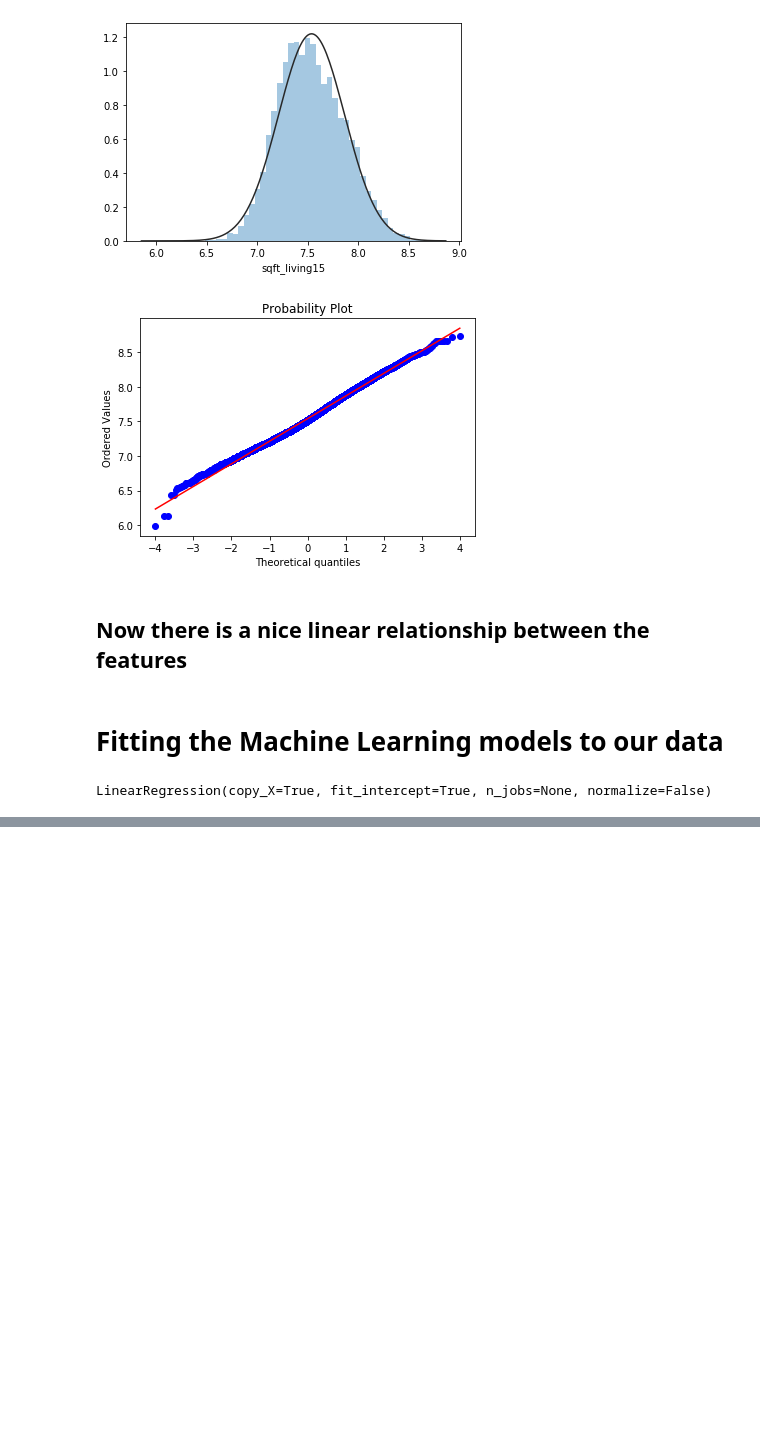
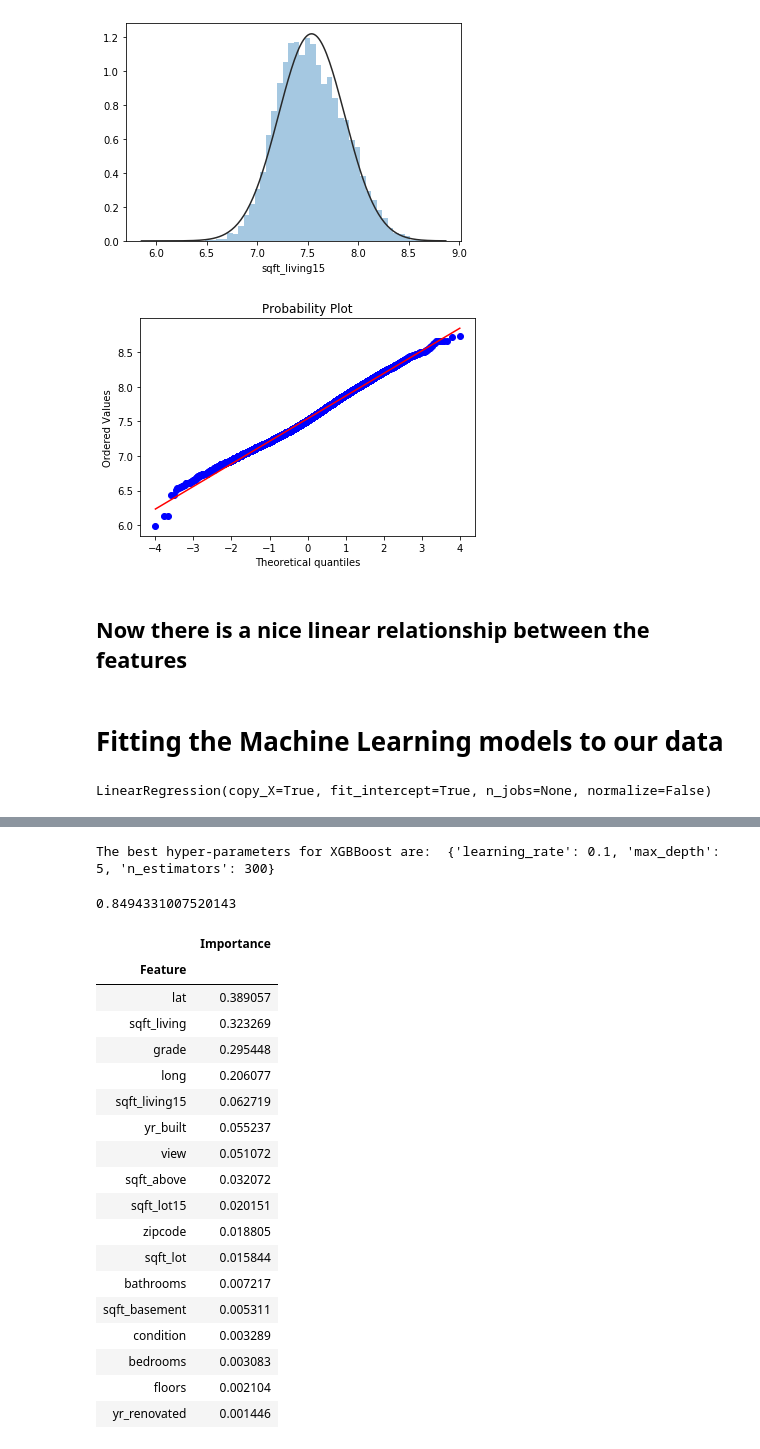
Before and after one commit to abhishekdabas31/Predicting-House-Prices-in-King-county, a Jupyter notebook: Exploratory_Data_Analysis on Housing dataset.ipynb, the cells around one changed output, grey strips where cells are left out. Saved outputs shown, nothing was run; the diff lists cells and outputs as text; code cells hidden in the pictures; blank space fills up the shorter version.

```diff
--- a/Exploratory_Data_Analysis on Housing dataset.ipynb
+++ b/Exploratory_Data_Analysis on Housing dataset.ipynb
@@ -658,0 +781,69 @@ Lets try other algorithms
+# %%
+tuned_parameters = [{'max_depth': [5,10, 15, 20, 25, 30],'learning_rate':[0.001, 0.01, 0.1, 0.5], 'n_estimators': [100,150,200, 250, 300]}]
+MSE_xgb = ['mean_squared_error(y_test,y_pred2)']
+for value in MSE_xgb:
+    regr = GridSearchCV(xgb.XGBRegressor(silent = True), tuned_parameters, cv=4)
+    regr.fit(train_x, train_y)
+    y_true, y_pred2 = test_y, regr.predict(test_x)
+
+print('The best hyper-parameters for XGBBoost are: ',regr.best_params_)
+# %% [output]
+The best hyper-parameters for XGBBoost are:  {'learning_rate': 0.1, 'max_depth': 5, 'n_estimators': 300}
+# %%
+# AdaBoost
+tuned_parameters = [{'learning_rate': [0.1,1,2,3,4,5], 'n_estimators': [100,200,300, 400, 500]}]
+MSE_ada = ['mean_squared_error(y_test,y_pred3)']
+for value in MSE_ada:
+    adaregr = GridSearchCV(AdaBoostRegressor(), tuned_parameters, cv=4)
+    adaregr.fit(train_x, train_y)
+    y_true, y_pred3 = test_y, adaregr.predict(test_x)
+
+print('The best hyper-parameters for AdaBoost are: ', adaregr.best_params_ )
+# %%
+# Decision Tree
+tuned_parameters = [{'max_depth': [1,2,3,4,5,10, 15, 20, 25, 50, 100,200]}]
+MSE_dt = ['mean_squared_error(y_test,y_pred4)']
+for value in MSE_dt:
+    regressor_dt = GridSearchCV(DecisionTreeRegressor(), tuned_parameters, cv=4)
+    regressor_dt.fit(train_x, train_y)
+    y_true, y_pred4 = test_y, regressor_dt.predict(test_x)
+
+print('The optimum max_depth for Decision Tree is: ', regressor_dt.best_params_ )
+# %%
+# RandomForestRegressor
+rf=RandomForestRegressor()
+rf.fit(train_x,train_y)
+score_rf=rf.score(test_x,test_y)
+score_rf
+# %% [output]
+0.8494331007520143
+# %%
+from rfpimp import permutation_importances
+from sklearn.metrics import r2_score
+import seaborn as sns
+
+def r2(rf,train_x,train_y):
+    return r2_score(train_y,rf.predict(train_x))
+
+perm_imp_features= permutation_importances(rf, train_x,train_y,r2)
+perm_imp_features
+# %% [output]
+|  | Importance |
+| Feature |  |
+| lat | 0.389057 |
+| sqft_living | 0.323269 |
+| grade | 0.295448 |
+| long | 0.206077 |
+| sqft_living15 | 0.062719 |
+| yr_built | 0.055237 |
+| view | 0.051072 |
+| sqft_above | 0.032072 |
+| sqft_lot15 | 0.020151 |
+| zipcode | 0.018805 |
+| sqft_lot | 0.015844 |
+| bathrooms | 0.007217 |
+| sqft_basement | 0.005311 |
+| condition | 0.003289 |
+| bedrooms | 0.003083 |
+| floors | 0.002104 |
+| yr_renovated | 0.001446 |
```
Also changed, not shown: parts of 22 cells of this notebook, 1 other file.
